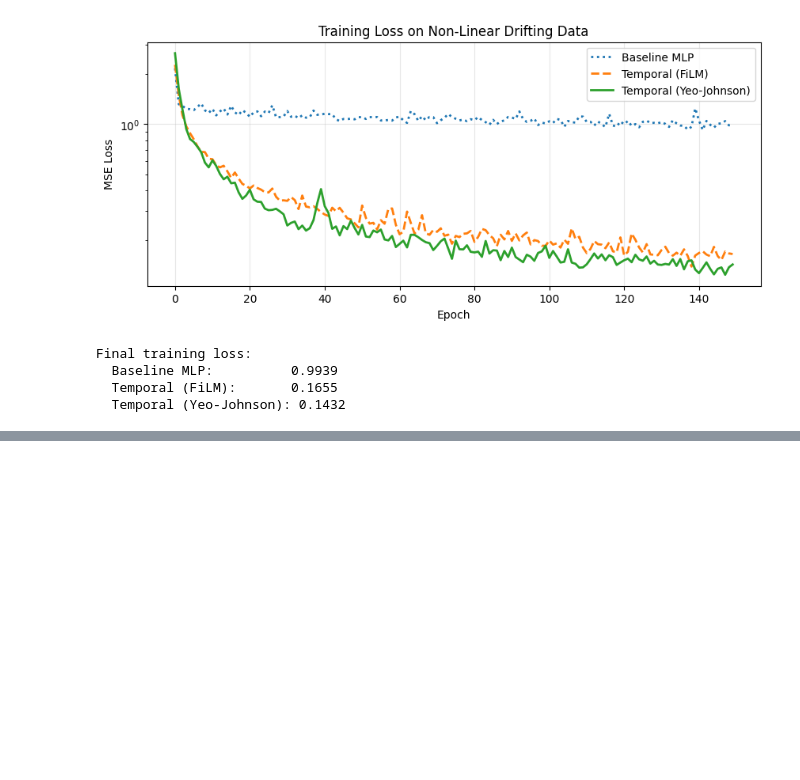
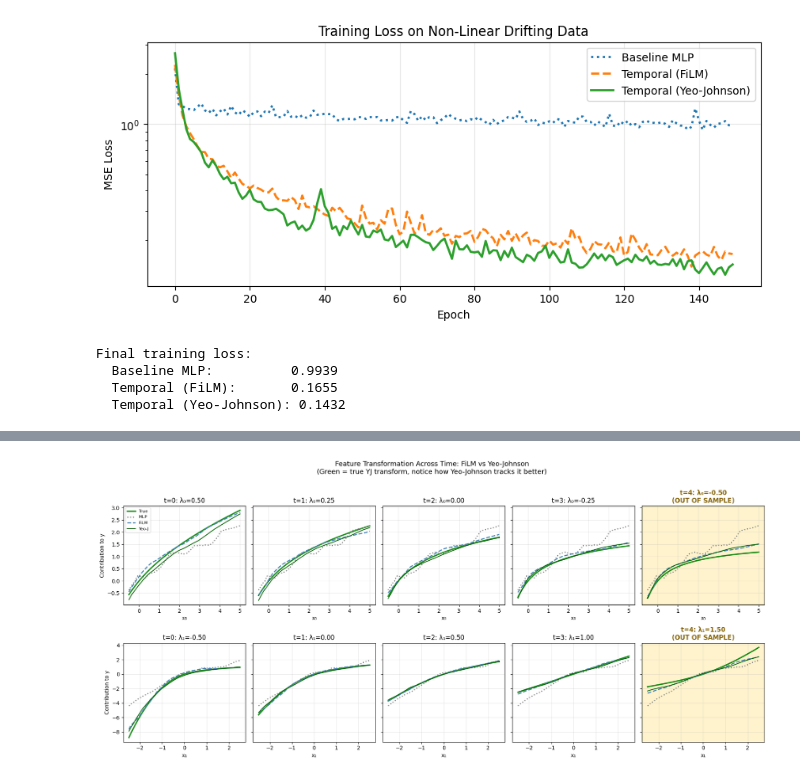
Before and after one commit to liamflynn1989/tabular-nn-research, a Jupyter notebook: tutorials/01_temporal_modulation.ipynb, the cells around one changed output, grey strips where cells are left out. Cells and saved outputs as stored; diff of their text form; code cells hidden in the pictures; blank space fills up the shorter version.

```diff
--- a/tutorials/01_temporal_modulation.ipynb
+++ b/tutorials/01_temporal_modulation.ipynb
@@ -1347,0 +1699,98 @@ This is much more parameter-efficient than training separate models per time per
+# %%
+# Visualize how each model captures the time-varying transformation for Feature 0
+# This is the key visualization showing WHY Yeo-Johnson outperforms FiLM
+from scipy.stats import yeojohnson
+
+fig, axes = plt.subplots(2, 5, figsize=(18, 8), sharey='row')
+
+with torch.no_grad():
+    for t in range(5):
+        # Row 0: Feature 0 (exponential-like, λ changes dramatically)
+        ax = axes[0, t]
+
+        # Create test points for feature 0
+        x_range = torch.linspace(-0.5, 5, 100)
+        X_test_grid = torch.zeros(100, 3)
+        X_test_grid[:, 0] = x_range
+        t_test_grid = torch.full((100,), t, dtype=torch.long)
+
+        # Get predictions
+        pred_baseline = baseline_model_skew(X_test_grid).squeeze().numpy()
+        pred_film = temporal_film_skew(X_test_grid, t_test_grid).squeeze().numpy()
+        pred_yj = temporal_yj_skew(X_test_grid, t_test_grid).squeeze().numpy()
+
+        # True transformation: YJ(x₀, λ₀(t))
+        true_lambda = true_lambdas[t]['λ₀']
+        true_y = yeojohnson(x_range.numpy(), lmbda=true_lambda)
+
+        # Highlight out-of-sample
+        if t == 4:
+            ax.set_facecolor('#fff3cd')
+
+        ax.plot(x_range.numpy(), true_y, 'g-', linewidth=2.5, label='True', alpha=0.9)
+        ax.plot(x_range.numpy(), pred_baseline, ':', linewidth=2, label='MLP', color='gray')
+        ax.plot(x_range.numpy(), pred_film, '--', linewidth=2, label='FiLM', color='steelblue')
+        ax.plot(x_range.numpy(), pred_yj, '-', linewidth=1.5, label='Yeo-J', color='darkgreen')
+
+        ax.set_xlabel('x₀')
+        if t == 0:
+            ax.set_ylabel('Contribution to y')
+
+        if t == 4:
+            ax.set_title(f't={t}: λ₀={true_lambda:.2f}\n(OUT OF SAMPLE)', fontweight='bold', color='#856404')
+        else:
+            ax.set_title(f't={t}: λ₀={true_lambda:.2f}')
+
+        ax.grid(True, alpha=0.3)
+        if t == 0:
+            ax.legend(loc='upper left', fontsize=8)
+
+        # Row 1: Feature 1 (heavy-tailed, λ changes from -0.5 to 1.5)
+        ax = axes[1, t]
+
+        x_range = torch.linspace(-2.5, 2.5, 100)
+        X_test_grid = torch.zeros(100, 3)
+        X_test_grid[:, 1] = x_range
+        t_test_grid = torch.full((100,), t, dtype=torch.long)
+
+        pred_baseline = baseline_model_skew(X_test_grid).squeeze().numpy()
+        pred_film = temporal_film_skew(X_test_grid, t_test_grid).squeeze().numpy()
+        pred_yj = temporal_yj_skew(X_test_grid, t_test_grid).squeeze().numpy()
+
+        true_lambda = true_lambdas[t]['λ₁']
+        true_y = yeojohnson(x_range.numpy(), lmbda=true_lambda)
+
+        if t == 4:
+            ax.set_facecolor('#fff3cd')
+
+        ax.plot(x_range.numpy(), true_y, 'g-', linewidth=2.5, label='True', alpha=0.9)
+        ax.plot(x_range.numpy(), pred_baseline, ':', linewidth=2, label='MLP', color='gray')
+        ax.plot(x_range.numpy(), pred_film, '--', linewidth=2, label='FiLM', color='steelblue')
+        ax.plot(x_range.numpy(), pred_yj, '-', linewidth=1.5, label='Yeo-J', color='darkgreen')
+
+        ax.set_xlabel('x₁')
+        if t == 0:
+            ax.set_ylabel('Contribution to y')
+
+        if t == 4:
+            ax.set_title(f't={t}: λ₁={true_lambda:.2f}\n(OUT OF SAMPLE)', fontweight='bold', color='#856404')
+        else:
+            ax.set_title(f't={t}: λ₁={true_lambda:.2f}')
+
+        ax.grid(True, alpha=0.3)
+
+plt.suptitle('Feature Transformation Across Time: FiLM vs Yeo-Johnson\n(Green = true YJ transform, notice how Yeo-Johnson tracks it better)',
+             fontsize=13, y=1.01)
+plt.tight_layout()
+plt.show()
+
+print("Key observations:")
+print("  - Row 1 (Feature 0): True λ changes from 0.5 → -0.5 (log-like to inverse)")
+print("  - Row 2 (Feature 1): True λ changes from -0.5 → 1.5 (dramatic shape change)")
+print()
+print("  - FiLM (blue dashed): Can only scale/shift - same SHAPE everywhere")
+print("  - Yeo-Johnson (dark green): Learns the changing SHAPE via λ parameter")
+print()
+print("This is why Yeo-Johnson significantly outperforms FiLM on this data!")
+# %% [output]
+[figure, added]
```
Also changed, not shown: parts of 13 cells of this notebook.
